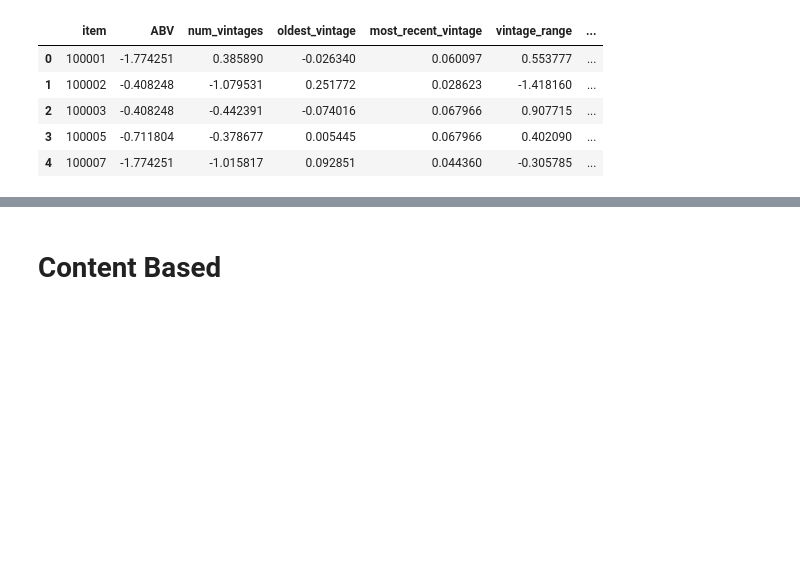
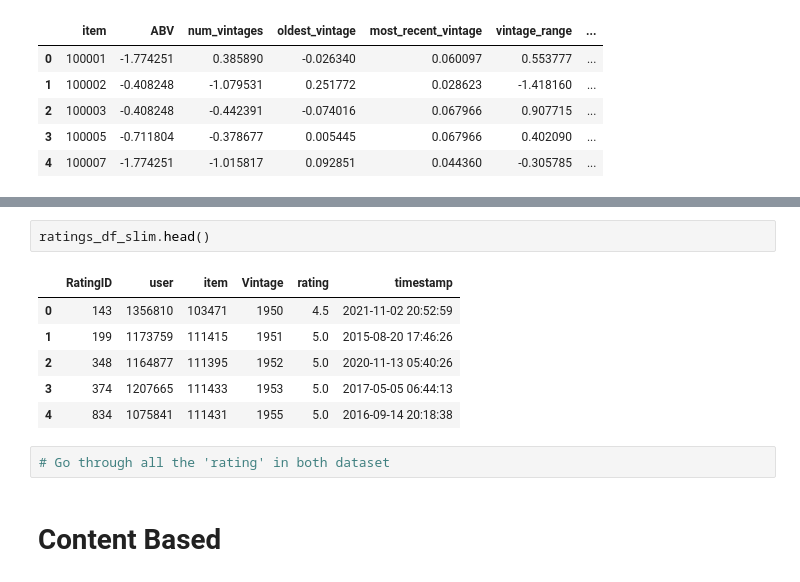
Before and after one commit to NikiLalev/rs_project_group12, a Jupyter notebook: experiments/final_individual_recsys.ipynb, the cells around one changed output, grey strips where cells are left out. Drawn from its saved outputs; the diff is of its cells as text; blank space fills up the shorter version.

```diff
--- a/experiments/final_individual_recsys.ipynb
+++ b/experiments/final_individual_recsys.ipynb
@@ -120,2 +125,13 @@ wines_df_slim.head()
+# %%
+ratings_df_slim.head()
+# %% [output]
+|  | RatingID | user | item | Vintage | rating | timestamp |
+| 0 | 143 | 1356810 | 103471 | 1950 | 4.5 | 2021-11-02 20:52:59 |
+| 1 | 199 | 1173759 | 111415 | 1951 | 5.0 | 2015-08-20 17:46:26 |
+| 2 | 348 | 1164877 | 111395 | 1952 | 5.0 | 2020-11-13 05:40:26 |
+| 3 | 374 | 1207665 | 111433 | 1953 | 5.0 | 2017-05-05 06:44:13 |
+| 4 | 834 | 1075841 | 111431 | 1955 | 5.0 | 2016-09-14 20:18:38 |
+# %%
+# Go through all the 'rating' in both dataset
 # %% [markdown]
 # Content Based
```
Also changed, not shown: parts of 1 cell of this notebook.
